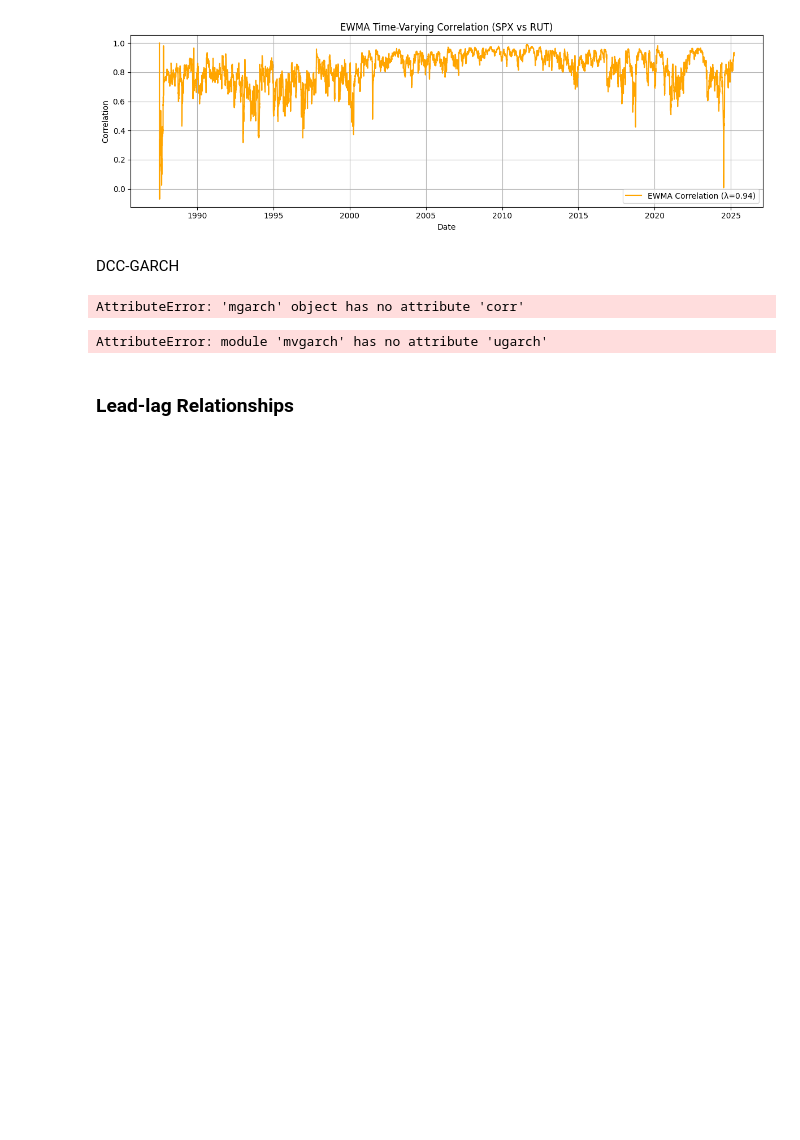
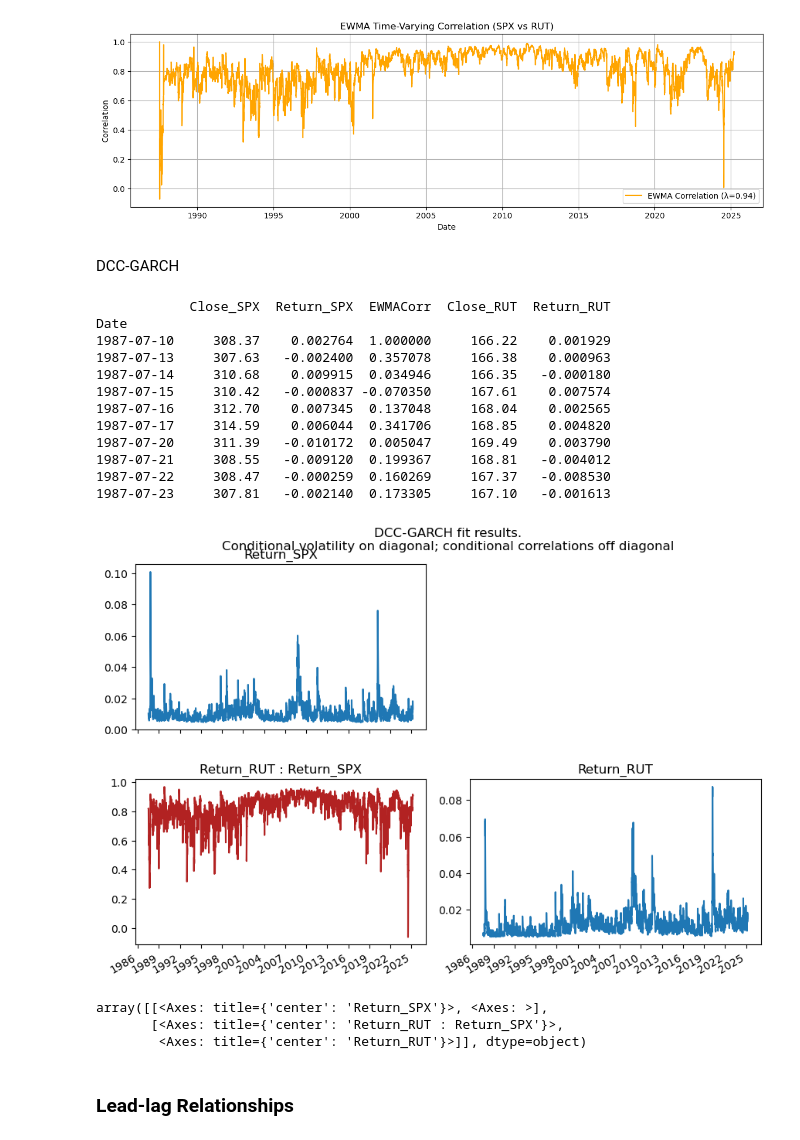
Before and after one commit to Chrtorhaug/TIO4317-Group-6, a Jupyter notebook: main.ipynb, the cells around one changed output. Drawn from its saved outputs; the diff is of its cells as text; code cells hidden in the pictures; blank space fills up the shorter version.

```diff
--- a/main.ipynb
+++ b/main.ipynb
@@ -327,56 +368,37 @@ plt.show()
 [figure]
 # %% [markdown]
 DCC-GARCH
-# %%
-"""
-Does Not Work at the Moment"
-"""
-import mgarch
-
-# Prepare your data
-returns = pd.concat([spx['Return'], rut['Return']], axis=1)
-returns.columns = ['SPX', 'RUT']
-returns = returns.dropna()
-
-# Convert to numpy array (T, N)
-rt = returns.to_numpy()
-
-# Fit DCC-GARCH model
-vol = mgarch.mgarch()
-vol.fit(rt)
-
-# Extract time-varying conditional correlations between asset 0 and 1
-dcc_corr = vol.corr[:, 0, 1]
-
-# Plot
-plt.figure(figsize=(14, 5))
-plt.plot(returns.index, dcc_corr, color='green', label='DCC-GARCH Correlation')
-plt.title('DCC-GARCH Time-Varying Correlation (SPX vs RUT)')
-plt.xlabel('Date')
-plt.ylabel('Correlation')
-plt.ylim(-1, 1)
-plt.grid(True, linestyle='--', alpha=0.4)
-plt.legend()
-plt.tight_layout()
-plt.show()
-# %% [output]
-AttributeError: 'mgarch' object has no attribute 'corr'
 # %%
-#The general framework is from https://github.com/jack-tobin/mvgarch because it does not exist a standard framework for Multivariate GARCH
+#The general framework is from https://github.com/jack-tobin/mvgarch because there is no standard framework for Multivariate GARCH
 
 combined_data = pd.merge(spx, rut, on="Date", suffixes=('_SPX', '_RUT')).dropna()
-
+combined_data.set_index("Date", inplace=True)
 garch = UGARCH(order=(1, 1))
 garch.spec(returns=spx["Return"])
 garch.fit()
 
 garch_specs = [UGARCH(order=(1, 1)), UGARCH(order=(1, 1))]
 dcc = DCCGARCH()
 dcc.spec(ugarch_objs=garch_specs, returns=combined_data[["Return_SPX", "Return_RUT"]])
 dcc.fit()
 dcc.plot()
 # %% [output]
-AttributeError: module 'mvgarch' has no attribute 'ugarch'
+            Close_SPX  Return_SPX  EWMACorr  Close_RUT  Return_RUT
+Date
+1987-07-10     308.37    0.002764  1.000000     166.22    0.001929
+1987-07-13     307.63   -0.002400  0.357078     166.38    0.000963
+1987-07-14     310.68    0.009915  0.034946     166.35   -0.000180
+1987-07-15     310.42   -0.000837 -0.070350     167.61    0.007574
+1987-07-16     312.70    0.007345  0.137048     168.04    0.002565
+1987-07-17     314.59    0.006044  0.341706     168.85    0.004820
+1987-07-20     311.39   -0.010172  0.005047     169.49    0.003790
+1987-07-21     308.55   -0.009120  0.199367     168.81   -0.004012
+1987-07-22     308.47   -0.000259  0.160269     167.37   -0.008530
+1987-07-23     307.81   -0.002140  0.173305     167.10   -0.001613
+[figure, added]
+array([[<Axes: title={'center': 'Return_SPX'}>, <Axes: >],
+       [<Axes: title={'center': 'Return_RUT : Return_SPX'}>,
+        <Axes: title={'center': 'Return_RUT'}>]], dtype=object)
 # %% [markdown]
 ### **Lead-lag Relationships**
 # %% [markdown]
```
Also changed, not shown: parts of 24 cells of this notebook, 1 other file.
